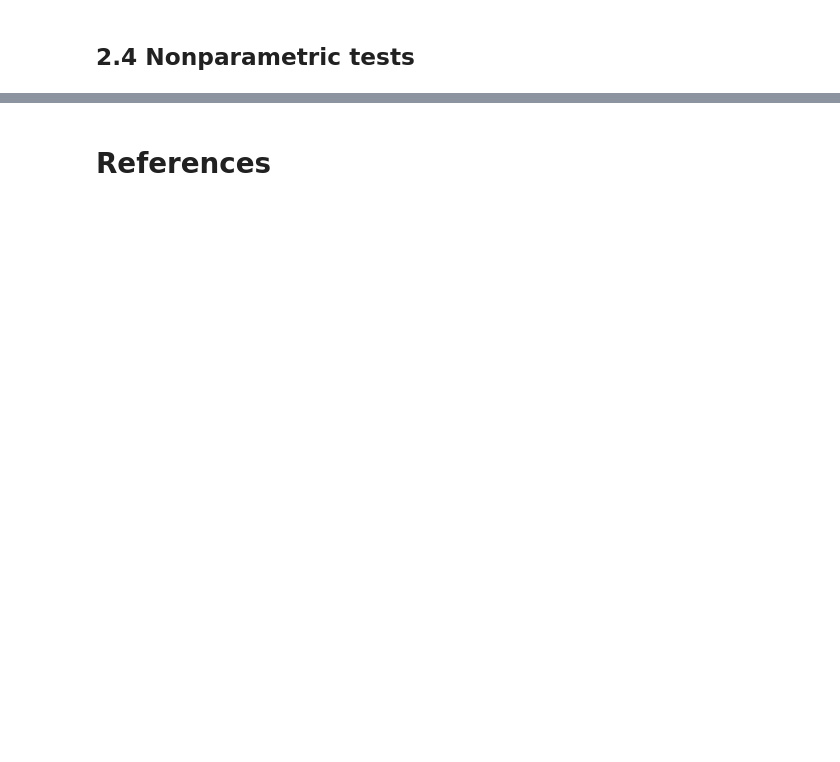
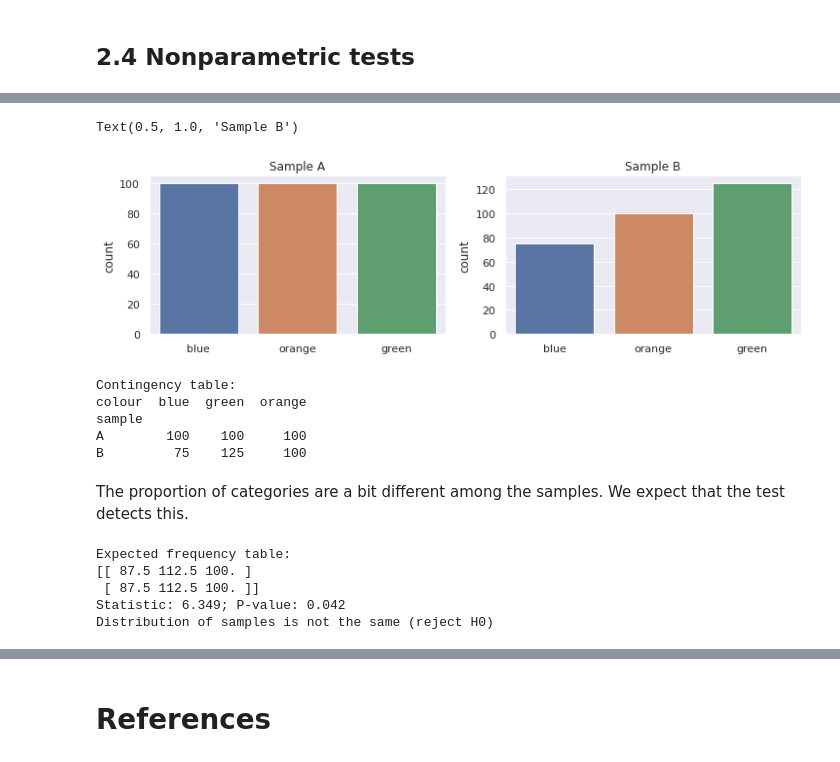
Before and after one commit to victorviro/Design-of-experiments, a Jupyter notebook: Statistical_hypothesis_tests_in_Python.ipynb, the cells around one changed output, grey strips where cells are left out. Saved outputs shown, nothing was run; the diff lists cells and outputs as text; code cells hidden in the pictures; blank space fills up the shorter version.

```diff
--- a/Statistical_hypothesis_tests_in_Python.ipynb
+++ b/Statistical_hypothesis_tests_in_Python.ipynb
@@ -610,0 +594,47 @@ Independent (fail to reject H0)
+# %%
+# Create two samples of a categorical variable
+sample_a = np.concatenate((np.full(100,"blue"), np.full(100,"orange"), np.full(100,"green")))
+sample_b = np.concatenate((np.full(75,"blue"), np.full(100,"orange"), np.full(125,"green")))
+fig, axes = plt.subplots(1, 2, figsize=(12, 3))
+sns.countplot(ax=axes[0], x=sample_a)
+axes[0].set_title('Sample A')
+sns.countplot(ax=axes[1], x=sample_b)
+axes[1].set_title('Sample B')
+# %% [output]
+Text(0.5, 1.0, 'Sample B')
+[figure, added]
+# %%
+# Create contingency table
+dataset = pd.DataFrame({
+    "sample": np.concatenate((np.full(300,"A"), np.full(300,"B"))),
+    "colour": np.concatenate((sample_a, sample_b))
+})
+contingency_table = pd.crosstab(dataset['sample'], dataset['colour'])
+print(f'Contingency table:\n{contingency_table}')
+# %% [output]
+Contingency table:
+colour  blue  green  orange
+sample
+A        100    100     100
+B         75    125     100
+# %% [markdown]
+The proportion of categories are a bit different among the samples. We expect that the test detects this.
+# %%
+from scipy.stats import chi2_contingency
+
+statistic, p_value, degrees_of_freedom, expected_frequencies = chi2_contingency(
+    contingency_table
+)
+print(f'Expected frequency table:\n{expected_frequencies}')
+print(f'Statistic: {statistic:.3f}; P-value: {p_value:.3f}')
+significance_level = 0.05
+if p_value > significance_level:
+    print('Distribution of samples is the same (fail to reject H0)')
+else:
+    print('Distribution of samples is not the same (reject H0)')
+# %% [output]
+Expected frequency table:
+[[ 87.5 112.5 100. ]
+ [ 87.5 112.5 100. ]]
+Statistic: 6.349; P-value: 0.042
+Distribution of samples is not the same (reject H0)
```
Also changed, not shown: parts of 107 cells of this notebook.
